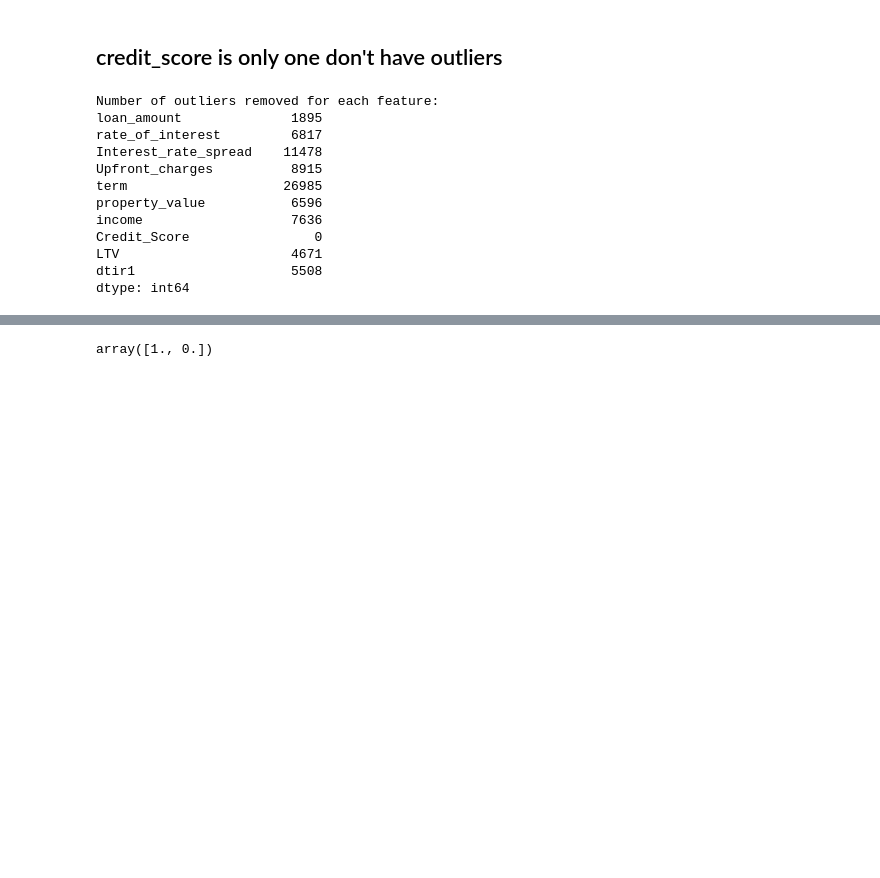
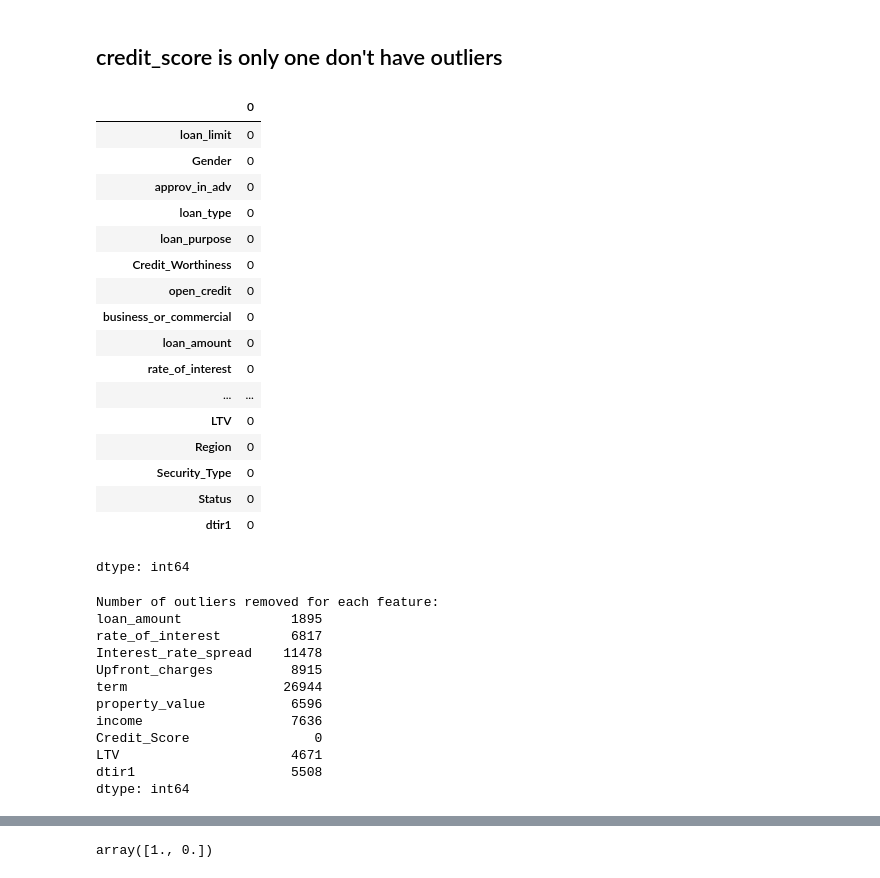
Before and after one commit to springboardmentor891v/CreditPathAI, a Jupyter notebook: notebooks/pre_processing__methods1.ipynb, the cells around one changed output, grey strips where cells are left out. Drawn from its saved outputs; the diff is of its cells as text; code cells hidden in the pictures; blank space fills up the shorter version.

```diff
--- a/notebooks/pre_processing__methods1.ipynb
+++ b/notebooks/pre_processing__methods1.ipynb
@@ -205,9 +188,8 @@ dtir1 : [45. nan 46. 42. 39. 40. 44. 30. 36. 51. 20. 31.  6. 35. 34. 49. 37. 41.
  18. 14.  8.  5.]
 # %%
 from sklearn.impute import SimpleImputer
-mean_imputer = SimpleImputer(strategy='mean')
-df[num] = mean_imputer.fit_transform(df[num])
-#do median here . there will be no backfire
+median_imputer = SimpleImputer(strategy='median')
+df[num] = median_imputer.fit_transform(df[num])
 # %%
 df.Status.unique()
 # %% [output]
@@ -278,6 +260,27 @@ dtype: object
 [figure]
 # %% [markdown]
 ## credit_score is only one don't have outliers
+# %%
+df.isnull().sum()
+# %% [output]
+|  | 0 |
+| loan_limit | 0 |
+| Gender | 0 |
+| approv_in_adv | 0 |
+| loan_type | 0 |
+| loan_purpose | 0 |
+| Credit_Worthiness | 0 |
+| open_credit | 0 |
+| business_or_commercial | 0 |
+| loan_amount | 0 |
+| rate_of_interest | 0 |
+| ... | ... |
+| LTV | 0 |
+| Region | 0 |
+| Security_Type | 0 |
+| Status | 0 |
+| dtir1 | 0 |
+dtype: int64
 # %%
 # Select only numeric columns
 df1 = df.drop(["Status"], axis=1)
@@ -303,7 +306,7 @@ loan_amount              1895
 rate_of_interest         6817
 Interest_rate_spread    11478
 Upfront_charges          8915
-term                    26985
+term                    26944
 property_value           6596
 income                   7636
 Credit_Score                0
```
Also changed, not shown: parts of 29 cells of this notebook.
